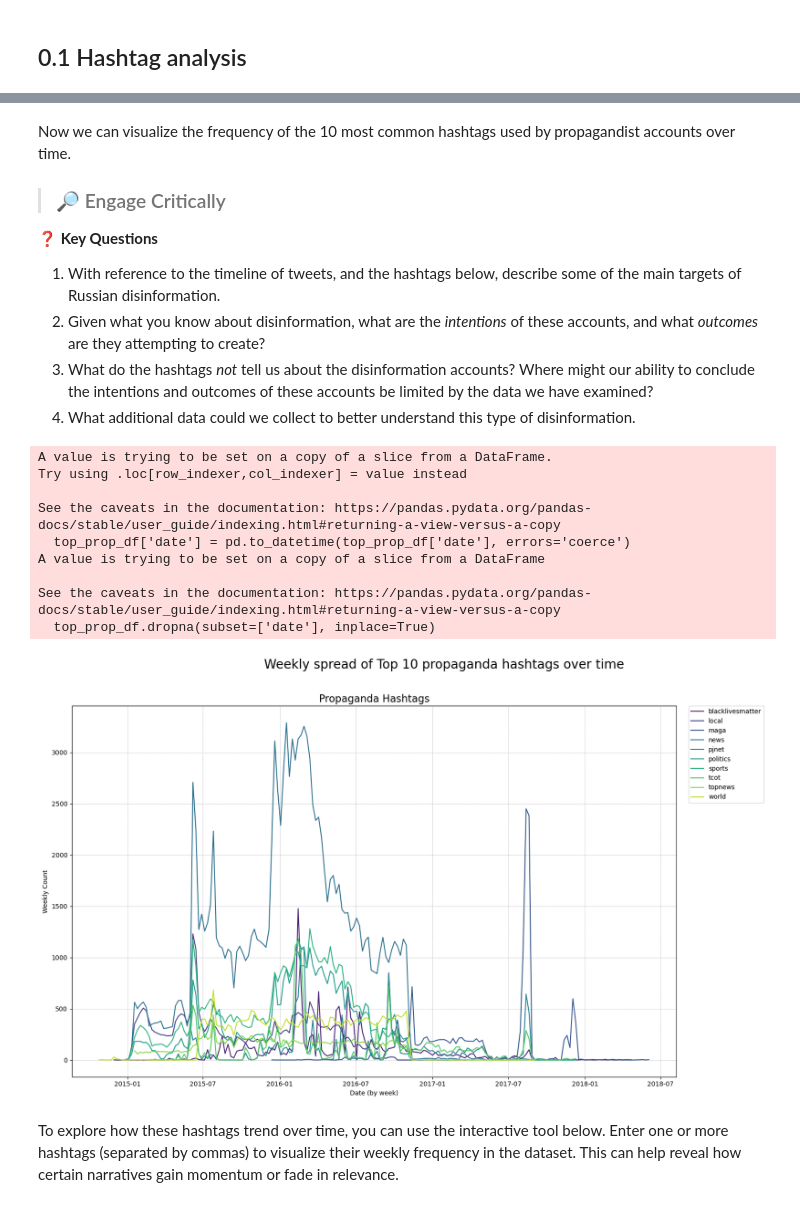
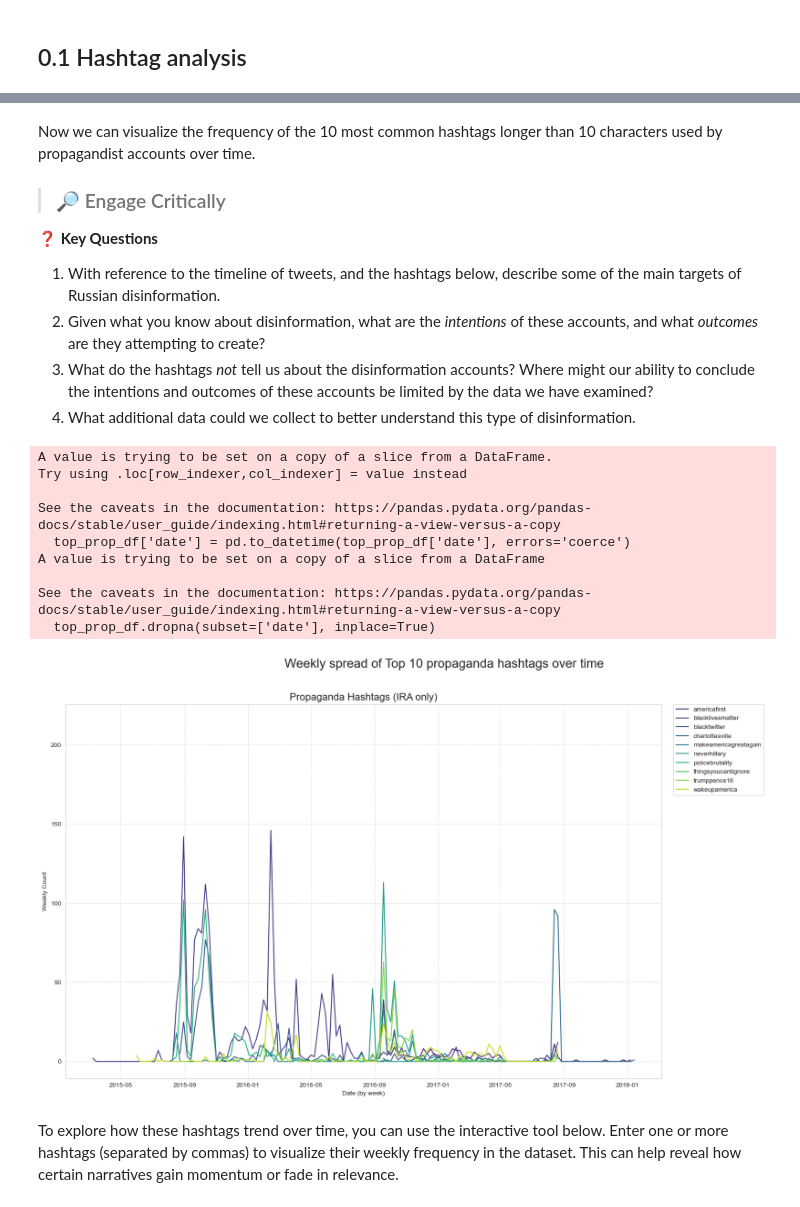
Before and after one commit to ubcecon/praxis-ubc, a Jupyter notebook: soci_270/soci_270_bert.ipynb, the cells around one changed output, grey strips where cells are left out. Cells and saved outputs as stored; diff of their text form; code cells hidden in the pictures.

```diff
--- a/soci_270/soci_270_bert.ipynb
+++ b/soci_270/soci_270_bert.ipynb
@@ -360,8 +371,9 @@ tweets['content'] = tweets['content'].astype(str) # because some of the tweets a
 def extract_hashtags(text):
     return re.findall(r'#(\w+)', text.lower())
 
+
 tweets['hashtags'] = tweets['content'].apply(extract_hashtags)
-tweets['hashtags'] = tweets['hashtags'].apply(lambda hashtag_list: [tag for tag in hashtag_list if len(tag) > 3])
+tweets['hashtags'] = tweets['hashtags'].apply(lambda hashtag_list: [tag for tag in hashtag_list if len(tag) > 10])
 
 print(tweets[['is_propaganda', 'content', 'hashtags']].head())
 # %% [output]
@@ -374,5 +400,5 @@ print(tweets[['is_propaganda', 'content', 'hashtags']].head())
 # %% [markdown]
-Now we can visualize the frequency of the 10 most common hashtags used by propagandist accounts over time.
+Now we can visualize the frequency of the 10 most common hashtags longer than 10 characters used by propagandist accounts over time.
 
 > ### 🔎 Engage Critically
 >
@@ -388,33 +414,32 @@ propaganda_hashtags = propaganda_tweets.explode('hashtags')
 top_20_propaganda = propaganda_hashtags['hashtags'].value_counts().head(10)
 
 top_prop_list = top_20_propaganda.index.tolist()
 top_prop_df = propaganda_hashtags[propaganda_hashtags['hashtags'].isin(top_prop_list)]
 top_prop_df['date'] = pd.to_datetime(top_prop_df['date'], errors='coerce')
 top_prop_df.dropna(subset=['date'], inplace=True)
 
 prop_weekly = top_prop_df.groupby('hashtags').resample('W', on='date').size().reset_index(name='count')
 
 fig, ax = plt.subplots(1, 1, figsize=(18, 10))
 fig.suptitle('Weekly spread of Top 10 propaganda hashtags over time', fontsize=20)
 
 sns.lineplot(ax=ax, data=prop_weekly, x='date', y='count', hue='hashtags', palette='viridis')
-plt.yscale('log', base=10)
-ax.set_title('Propaganda Hashtags', fontsize=16)
+ax.set_title('Propaganda Hashtags (IRA only)', fontsize=16)
 ax.set_xlabel('Date (by week)')
 ax.set_ylabel('Weekly Count')
 ax.legend(bbox_to_anchor=(1.02, 1), loc='upper left', borderaxespad=0.)
 ax.grid(True, which='both', linestyle='--', linewidth=0.5)
 
 plt.tight_layout(rect=[0, 0, 0.9, 0.96])
 plt.show()
 # %% [output]
 A value is trying to be set on a copy of a slice from a DataFrame.
 Try using .loc[row_indexer,col_indexer] = value instead
 
 See the caveats in the documentation: https://pandas.pydata.org/pandas-docs/stable/user_guide/indexing.html#returning-a-view-versus-a-copy
   top_prop_df['date'] = pd.to_datetime(top_prop_df['date'], errors='coerce')
 A value is trying to be set on a copy of a slice from a DataFrame
 
 See the caveats in the documentation: https://pandas.pydata.org/pandas-docs/stable/user_guide/indexing.html#returning-a-view-versus-a-copy
   top_prop_df.dropna(subset=['date'], inplace=True)
-[figure, old version]
+[figure, new version]
```
Also changed, not shown: parts of 36 cells of this notebook, 1 other file.
